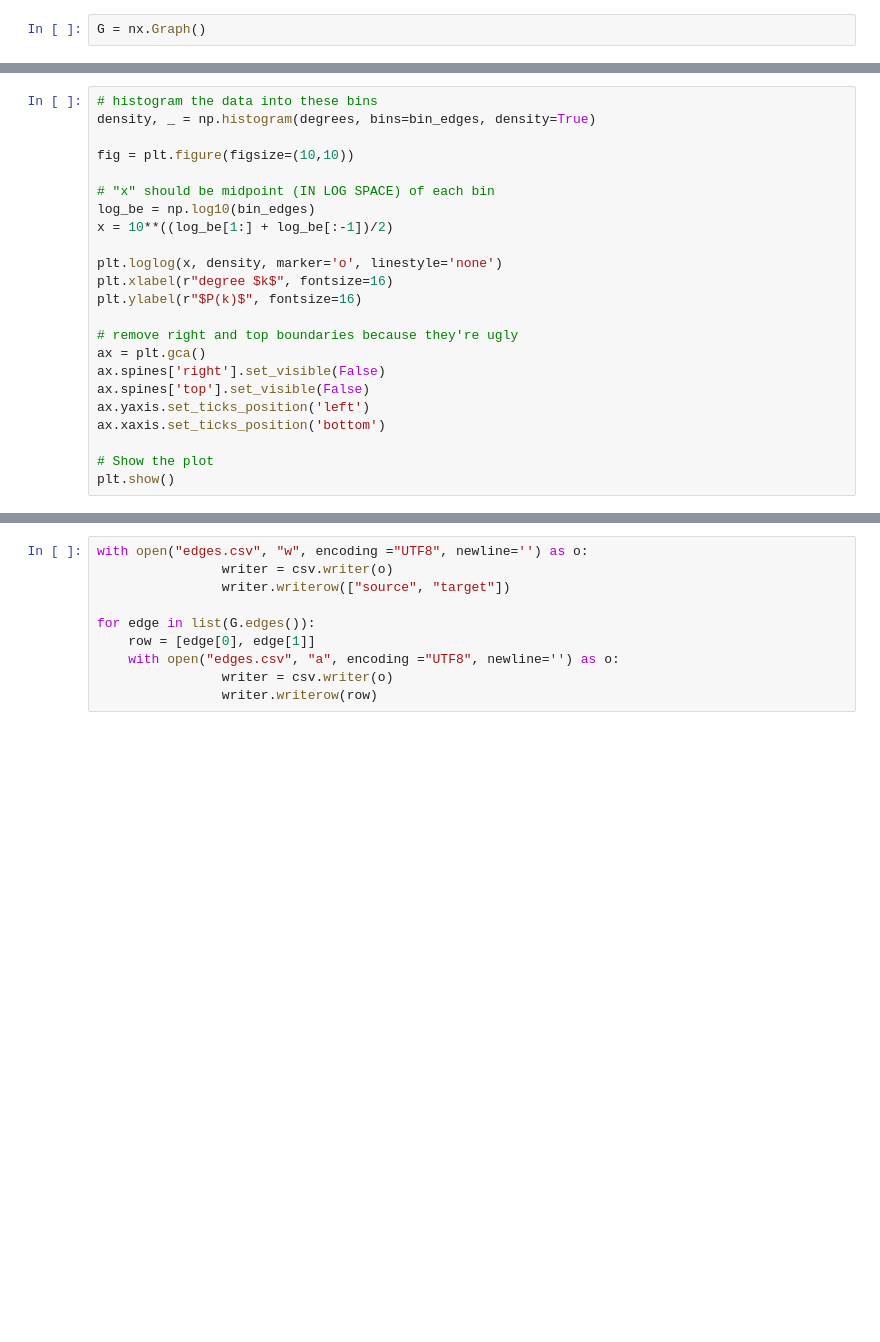
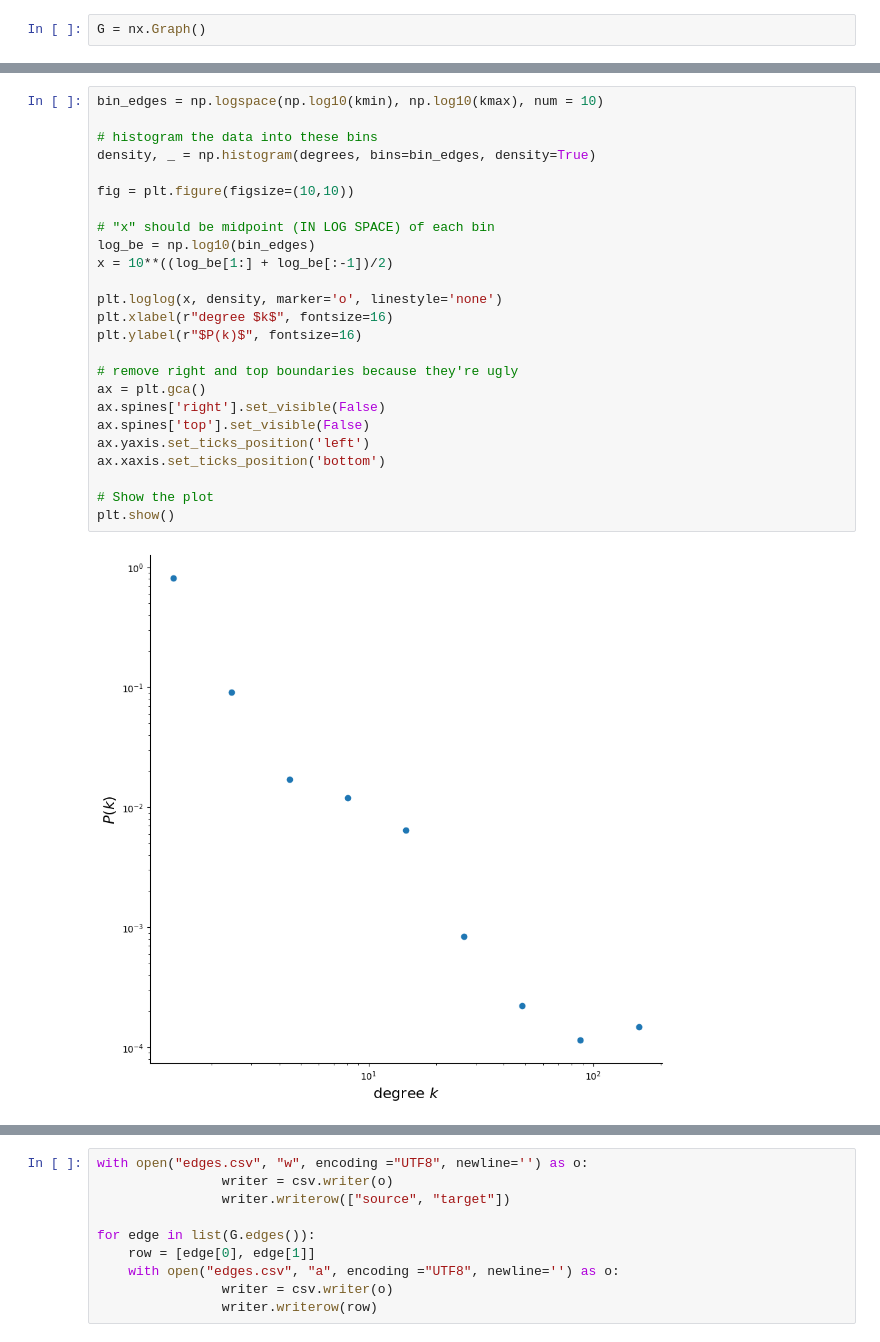
Before and after one commit to samwambam/Spotify, a Jupyter notebook: Spotify.ipynb, the cells around one changed output, grey strips where cells are left out. Cells and saved outputs as stored; diff of their text form; blank space fills up the shorter version.

```diff
--- a/Spotify.ipynb
+++ b/Spotify.ipynb
@@ -137,26 +148,30 @@ kmax = max(degrees)
 # %%
+bin_edges = np.logspace(np.log10(kmin), np.log10(kmax), num = 10)
+
 # histogram the data into these bins
 density, _ = np.histogram(degrees, bins=bin_edges, density=True)
 
 fig = plt.figure(figsize=(10,10))
 
 # "x" should be midpoint (IN LOG SPACE) of each bin
 log_be = np.log10(bin_edges)
 x = 10**((log_be[1:] + log_be[:-1])/2)
 
 plt.loglog(x, density, marker='o', linestyle='none')
 plt.xlabel(r"degree $k$", fontsize=16)
 plt.ylabel(r"$P(k)$", fontsize=16)
 
 # remove right and top boundaries because they're ugly
 ax = plt.gca()
 ax.spines['right'].set_visible(False)
 ax.spines['top'].set_visible(False)
 ax.yaxis.set_ticks_position('left')
 ax.xaxis.set_ticks_position('bottom')
 
 # Show the plot
 plt.show()
+# %% [output]
+[figure, added]
 # %%
 # Get 10 logarithmically spaced bins between kmin and kmax
 bin_edges = np.logspace(np.log10(kmin), np.log10(kmax), num=10)
```
Also changed, not shown: parts of 8 cells of this notebook, 2 other files.
